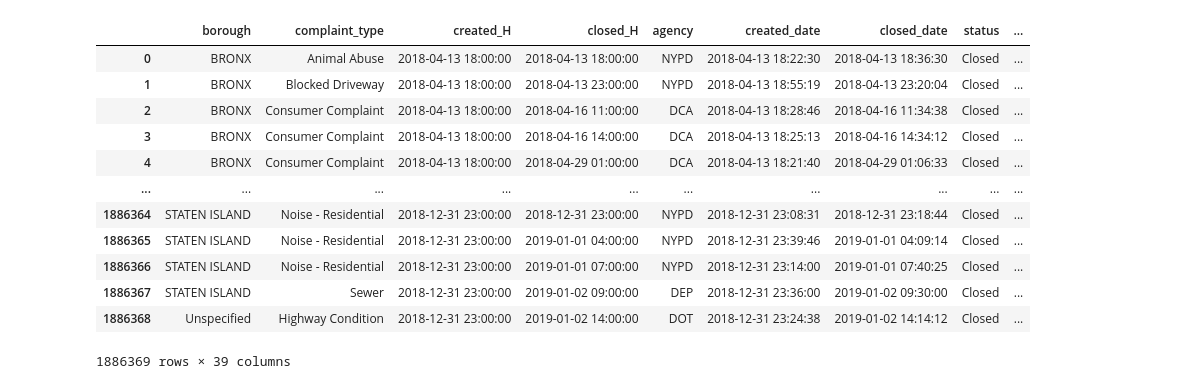
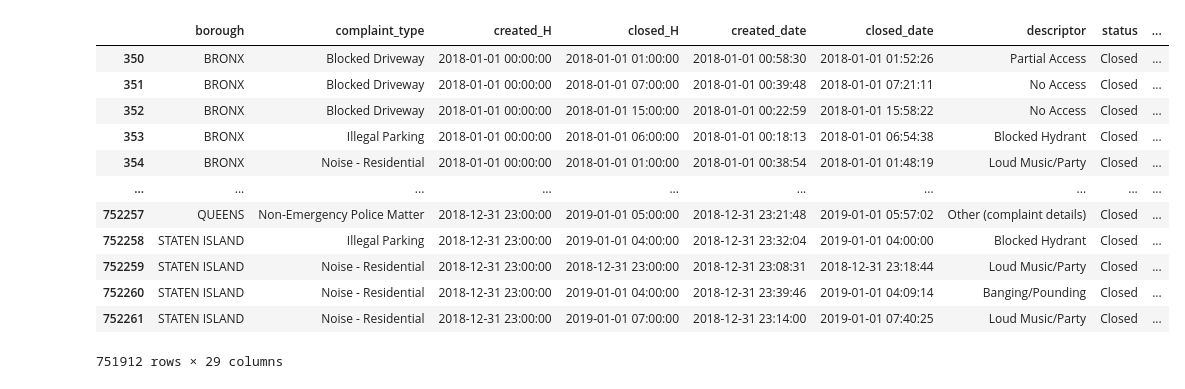
Before and after one commit to jamorr/Capstone, a Jupyter notebook: src/ts_analysis.ipynb, the cells around one changed output. Drawn from its saved outputs; the diff is of its cells as text; code cells hidden in the pictures.

Commit message:
Moved data

```diff
--- a/src/ts_analysis.ipynb
+++ b/src/ts_analysis.ipynb
@@ -12,23 +12,27 @@ from hierarchicalforecast.core import HierarchicalReconciliation
 from hierarchicalforecast.evaluation import HierarchicalEvaluation
 from hierarchicalforecast.methods import BottomUp, TopDown, MiddleOut, MinTrace, ERM, Normality
 from hierarchicalforecast.utils import aggregate
-# %%
-df = pd.read_feather('../data/2018_tf.feather')
-df
-# %% [output]
-|  | borough | complaint_type | created_H | closed_H | agency | created_date | closed_date | status | ... |
-| 0 | BRONX | Animal Abuse | 2018-04-13 18:00:00 | 2018-04-13 18:00:00 | NYPD | 2018-04-13 18:22:30 | 2018-04-13 18:36:30 | Closed | ... |
-| 1 | BRONX | Blocked Driveway | 2018-04-13 18:00:00 | 2018-04-13 23:00:00 | NYPD | 2018-04-13 18:55:19 | 2018-04-13 23:20:04 | Closed | ... |
-| 2 | BRONX | Consumer Complaint | 2018-04-13 18:00:00 | 2018-04-16 11:00:00 | DCA | 2018-04-13 18:28:46 | 2018-04-16 11:34:38 | Closed | ... |
-| 3 | BRONX | Consumer Complaint | 2018-04-13 18:00:00 | 2018-04-16 14:00:00 | DCA | 2018-04-13 18:25:13 | 2018-04-16 14:34:12 | Closed | ... |
-| 4 | BRONX | Consumer Complaint | 2018-04-13 18:00:00 | 2018-04-29 01:00:00 | DCA | 2018-04-13 18:21:40 | 2018-04-29 01:06:33 | Closed | ... |
-| ... | ... | ... | ... | ... | ... | ... | ... | ... | ... |
-| 1886364 | STATEN ISLAND | Noise - Residential | 2018-12-31 23:00:00 | 2018-12-31 23:00:00 | NYPD | 2018-12-31 23:08:31 | 2018-12-31 23:18:44 | Closed | ... |
-| 1886365 | STATEN ISLAND | Noise - Residential | 2018-12-31 23:00:00 | 2019-01-01 04:00:00 | NYPD | 2018-12-31 23:39:46 | 2019-01-01 04:09:14 | Closed | ... |
-| 1886366 | STATEN ISLAND | Noise - Residential | 2018-12-31 23:00:00 | 2019-01-01 07:00:00 | NYPD | 2018-12-31 23:14:00 | 2019-01-01 07:40:25 | Closed | ... |
-| 1886367 | STATEN ISLAND | Sewer | 2018-12-31 23:00:00 | 2019-01-02 09:00:00 | DEP | 2018-12-31 23:36:00 | 2019-01-02 09:30:00 | Closed | ... |
-| 1886368 | Unspecified | Highway Condition | 2018-12-31 23:00:00 | 2019-01-02 14:00:00 | DOT | 2018-12-31 23:24:38 | 2019-01-02 14:14:12 | Closed | ... |
-1886369 rows × 39 columns
+# %%
+root_dir = pathlib.Path("../data")
+dir_311 = root_dir/"311"/"2018"
+
+df = pd.read_parquet(dir_311/"processed"/"agency=NYPD")
+df = df[df['created_H']>=datetime.date(2018,1,1)]
+df
+# %% [output]
+|  | borough | complaint_type | created_H | closed_H | created_date | closed_date | descriptor | status | ... |
+| 350 | BRONX | Blocked Driveway | 2018-01-01 00:00:00 | 2018-01-01 01:00:00 | 2018-01-01 00:58:30 | 2018-01-01 01:52:26 | Partial Access | Closed | ... |
+| 351 | BRONX | Blocked Driveway | 2018-01-01 00:00:00 | 2018-01-01 07:00:00 | 2018-01-01 00:39:48 | 2018-01-01 07:21:11 | No Access | Closed | ... |
+| 352 | BRONX | Blocked Driveway | 2018-01-01 00:00:00 | 2018-01-01 15:00:00 | 2018-01-01 00:22:59 | 2018-01-01 15:58:22 | No Access | Closed | ... |
+| 353 | BRONX | Illegal Parking | 2018-01-01 00:00:00 | 2018-01-01 06:00:00 | 2018-01-01 00:18:13 | 2018-01-01 06:54:38 | Blocked Hydrant | Closed | ... |
+| 354 | BRONX | Noise - Residential | 2018-01-01 00:00:00 | 2018-01-01 01:00:00 | 2018-01-01 00:38:54 | 2018-01-01 01:48:19 | Loud Music/Party | Closed | ... |
+| ... | ... | ... | ... | ... | ... | ... | ... | ... | ... |
+| 752257 | QUEENS | Non-Emergency Police Matter | 2018-12-31 23:00:00 | 2019-01-01 05:00:00 | 2018-12-31 23:21:48 | 2019-01-01 05:57:02 | Other (complaint details) | Closed | ... |
+| 752258 | STATEN ISLAND | Illegal Parking | 2018-12-31 23:00:00 | 2019-01-01 04:00:00 | 2018-12-31 23:32:04 | 2019-01-01 04:00:00 | Blocked Hydrant | Closed | ... |
+| 752259 | STATEN ISLAND | Noise - Residential | 2018-12-31 23:00:00 | 2018-12-31 23:00:00 | 2018-12-31 23:08:31 | 2018-12-31 23:18:44 | Loud Music/Party | Closed | ... |
+| 752260 | STATEN ISLAND | Noise - Residential | 2018-12-31 23:00:00 | 2019-01-01 04:00:00 | 2018-12-31 23:39:46 | 2019-01-01 04:09:14 | Banging/Pounding | Closed | ... |
+| 752261 | STATEN ISLAND | Noise - Residential | 2018-12-31 23:00:00 | 2019-01-01 07:00:00 | 2018-12-31 23:14:00 | 2019-01-01 07:40:25 | Loud Music/Party | Closed | ... |
+751912 rows × 29 columns
 # %%
 # heirarchies = [
 #     ['borough'],
```
Also changed, not shown: parts of 1 cell of this notebook, 7 other files.
